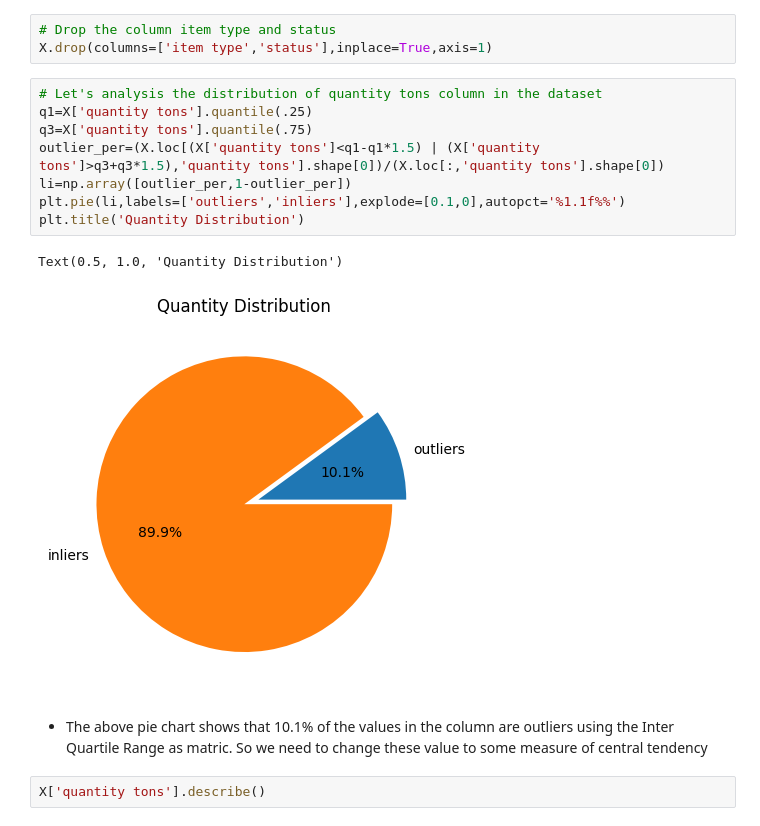
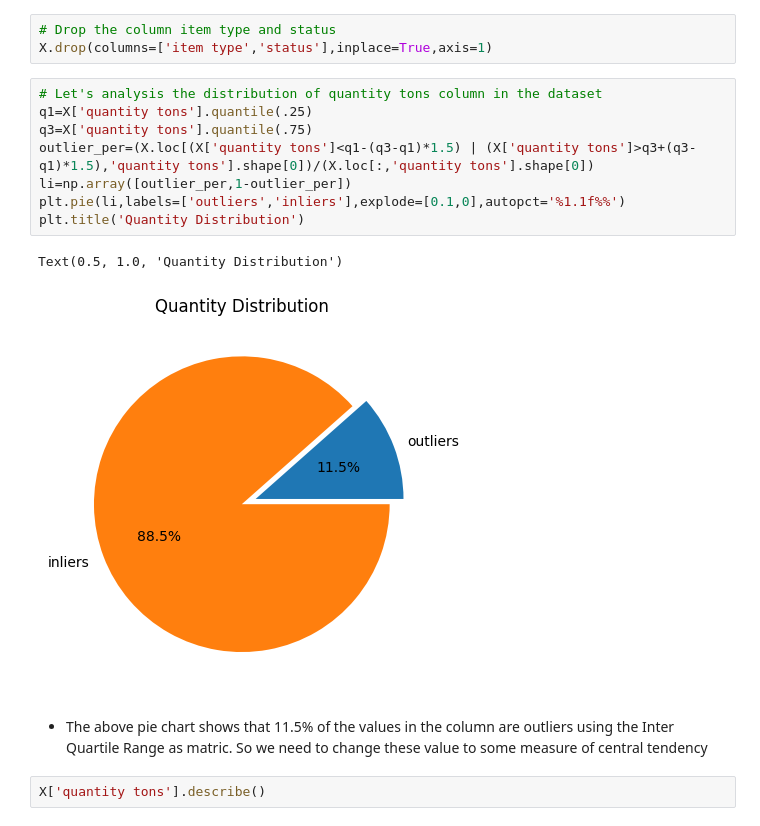
Before and after one commit to no-one-know/Daily_offers_analysis_and_Predictive_modeling, a Jupyter notebook: daily_offers.ipynb, the cells around one changed output. Cells and saved outputs as stored; diff of their text form.

```diff
--- a/daily_offers.ipynb
+++ b/daily_offers.ipynb
@@ -515,16 +515,16 @@ X.drop(columns=['item type','status'],inplace=True,axis=1)
 # %%
 # Let's analysis the distribution of quantity tons column in the dataset
 q1=X['quantity tons'].quantile(.25)
 q3=X['quantity tons'].quantile(.75)
-outlier_per=(X.loc[(X['quantity tons']<q1-q1*1.5) | (X['quantity tons']>q3+q3*1.5),'quantity tons'].shape[0])/(X.loc[:,'quantity tons'].shape[0])
+outlier_per=(X.loc[(X['quantity tons']<q1-(q3-q1)*1.5) | (X['quantity tons']>q3+(q3-q1)*1.5),'quantity tons'].shape[0])/(X.loc[:,'quantity tons'].shape[0])
 li=np.array([outlier_per,1-outlier_per])
 plt.pie(li,labels=['outliers','inliers'],explode=[0.1,0],autopct='%1.1f%%')
 plt.title('Quantity Distribution')
 # %% [output]
 Text(0.5, 1.0, 'Quantity Distribution')
-[figure, old version]
+[figure, new version]
 # %% [markdown]
-* The above pie chart shows that 10.1% of the values in the column are outliers using the Inter Quartile Range as matric. So we
+* The above pie chart shows that 11.5% of the values in the column are outliers using the Inter Quartile Range as matric. So we
 need to change these value to some measure of central tendency
 # %%
 X['quantity tons'].describe()
```
Also changed, not shown: parts of 17 cells of this notebook.
